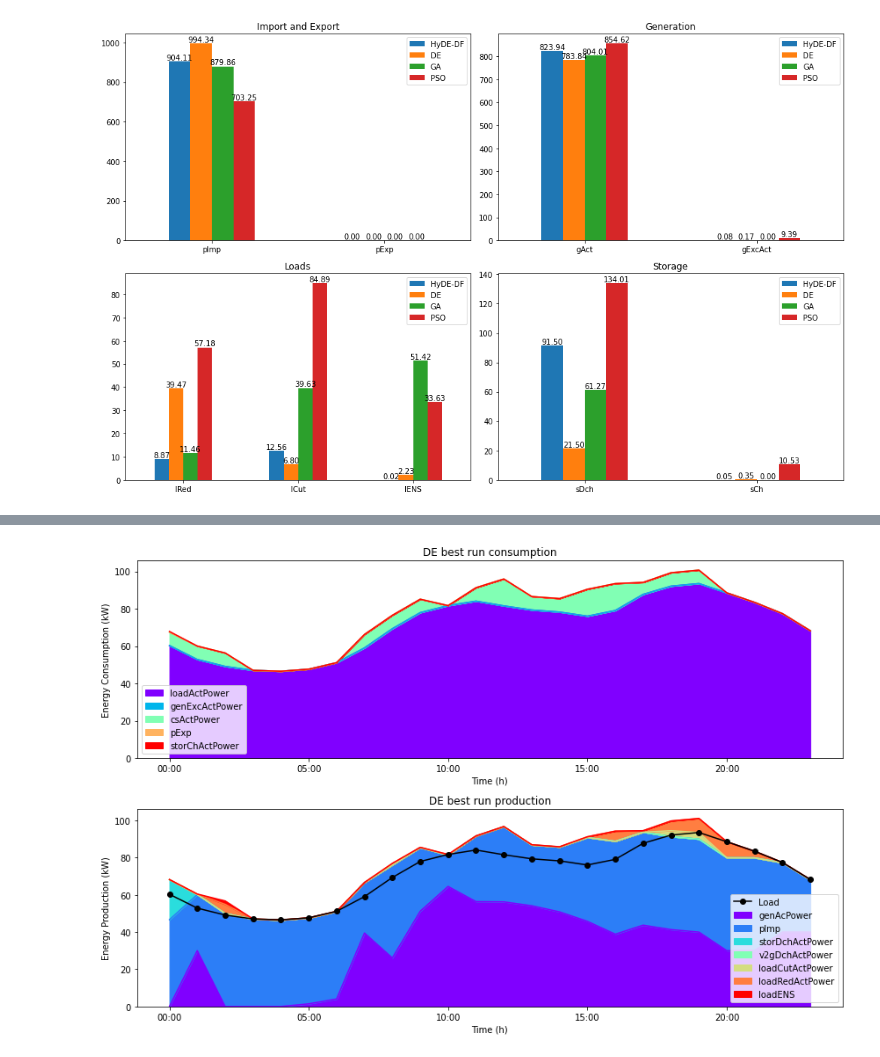
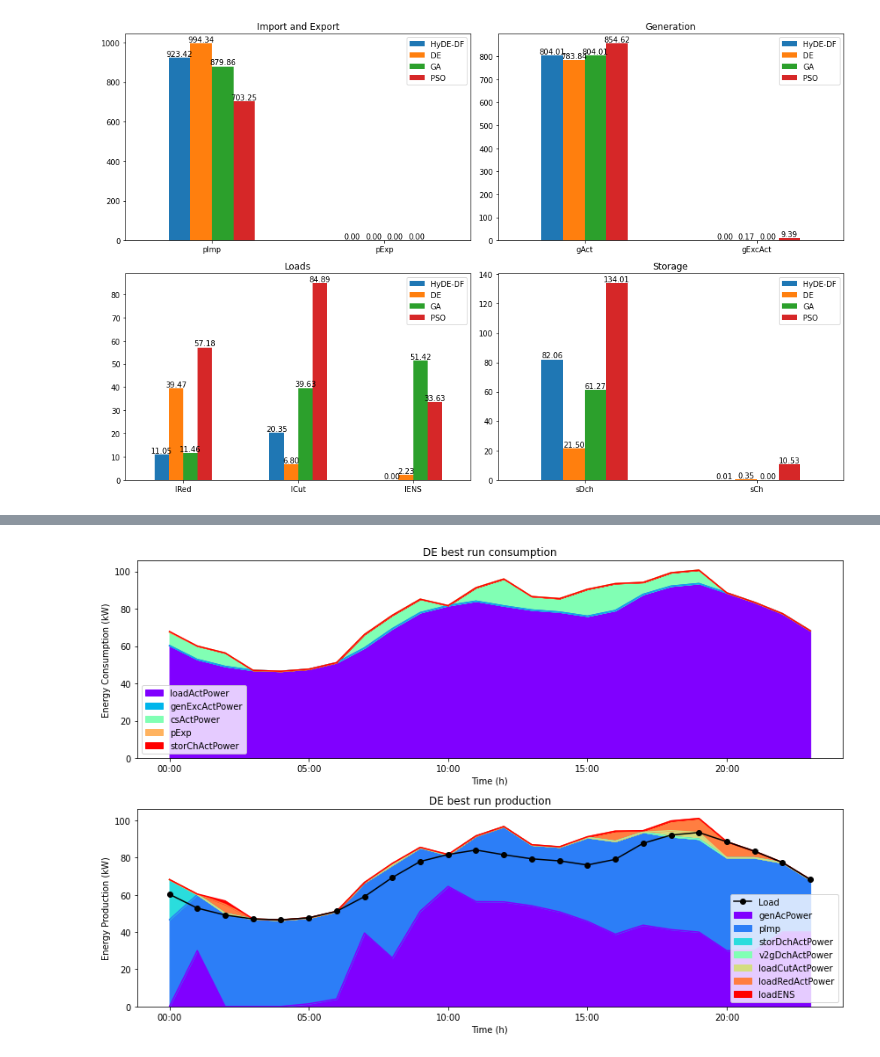
Before and after one commit to ECGomes/eso_project, a Jupyter notebook: visualization_results.ipynb, the cells around one changed output, grey strips where cells are left out. Drawn from its saved outputs; the diff is of its cells as text; code cells hidden in the pictures.

Commit message:
New HyDE-DF result plotting

```diff
--- a/visualization_results.ipynb
+++ b/visualization_results.ipynb
@@ -527,7 +528,7 @@ temp_keys = ['pImp', 'pExp', 'genActPower', 'genExcActPower', 'loadRedActPower',
 temp_cols = ['pImp', 'pExp', 'gAct', 'gExcAct', 'lRed', 'lCut', 'lENS',
              'sDch', 'sCh', 'cs', 'v2gDch']
 
-aggregated_sums = pd.DataFrame({'HyDE-DF': [np.sum(np.sum(results_hyde['run05'][key])) for key in temp_keys],
+aggregated_sums = pd.DataFrame({'HyDE-DF': [np.sum(np.sum(results_hyde['run04'][key])) for key in temp_keys],
                                 'DE': [np.sum(np.sum(decoded_de['run02'][key])) for key in temp_keys],
                                 'GA': [np.sum(np.sum(decoded_ga['run05'][key])) for key in temp_keys],
                                 'PSO': [np.sum(np.sum(decoded_pso['run04'][key])) for key in temp_keys]},
@@ -537,34 +538,34 @@ fig, axs = plt.subplots(ncols=2, nrows=2, figsize=(14, 9))
 bars1 = aggregated_sums.transpose()[['pImp', 'pExp']].transpose().plot(kind='bar', ax=axs[0, 0])
 bars2 = aggregated_sums.transpose()[['gAct', 'gExcAct']].transpose().plot(kind='bar', ax=axs[0, 1])
 bars3 = aggregated_sums.transpose()[['lRed', 'lCut', 'lENS']].transpose().plot(kind='bar', ax=axs[1, 0])
 bars4 = aggregated_sums.transpose()[['sDch', 'sCh']].transpose().plot(kind='bar', ax=axs[1, 1])
 #aggregated_sums.transpose()[['cs', 'v2gDch']].transpose().plot(kind='bar', ax=axs[0, 2])
 
 axs[0, 0].set_title('Import and Export')
 axs[0, 0].set_xticklabels(['pImp', 'pExp'], rotation=0)
 for p in bars1.containers:
     bars1.bar_label(p, fmt='%.2f', label_type='edge')
 
 axs[0, 1].set_title('Generation')
 axs[0, 1].set_xticklabels(['gAct', 'gExcAct'], rotation=0)
 for p in bars2.containers:
     bars2.bar_label(p, fmt='%.2f', label_type='edge')
 
 axs[1, 0].set_title('Loads')
 axs[1, 0].set_xticklabels(['lRed', 'lCut', 'lENS'], rotation=0)
 for p in bars3.containers:
     bars3.bar_label(p, fmt='%.2f', label_type='edge')
 
 axs[1, 1].set_title('Storage')
 axs[1, 1].set_xticklabels(['sDch', 'sCh'], rotation=0)
 for p in bars4.containers:
     bars4.bar_label(p, fmt='%.2f', label_type='edge')
 
 plt.tight_layout()
 
 plt.show()
 # %% [output]
-[figure, old version]
+[figure, new version]
 # %%
 ## Get the objective function values aggregated
 
```
Also changed, not shown: parts of 9 cells of this notebook.
